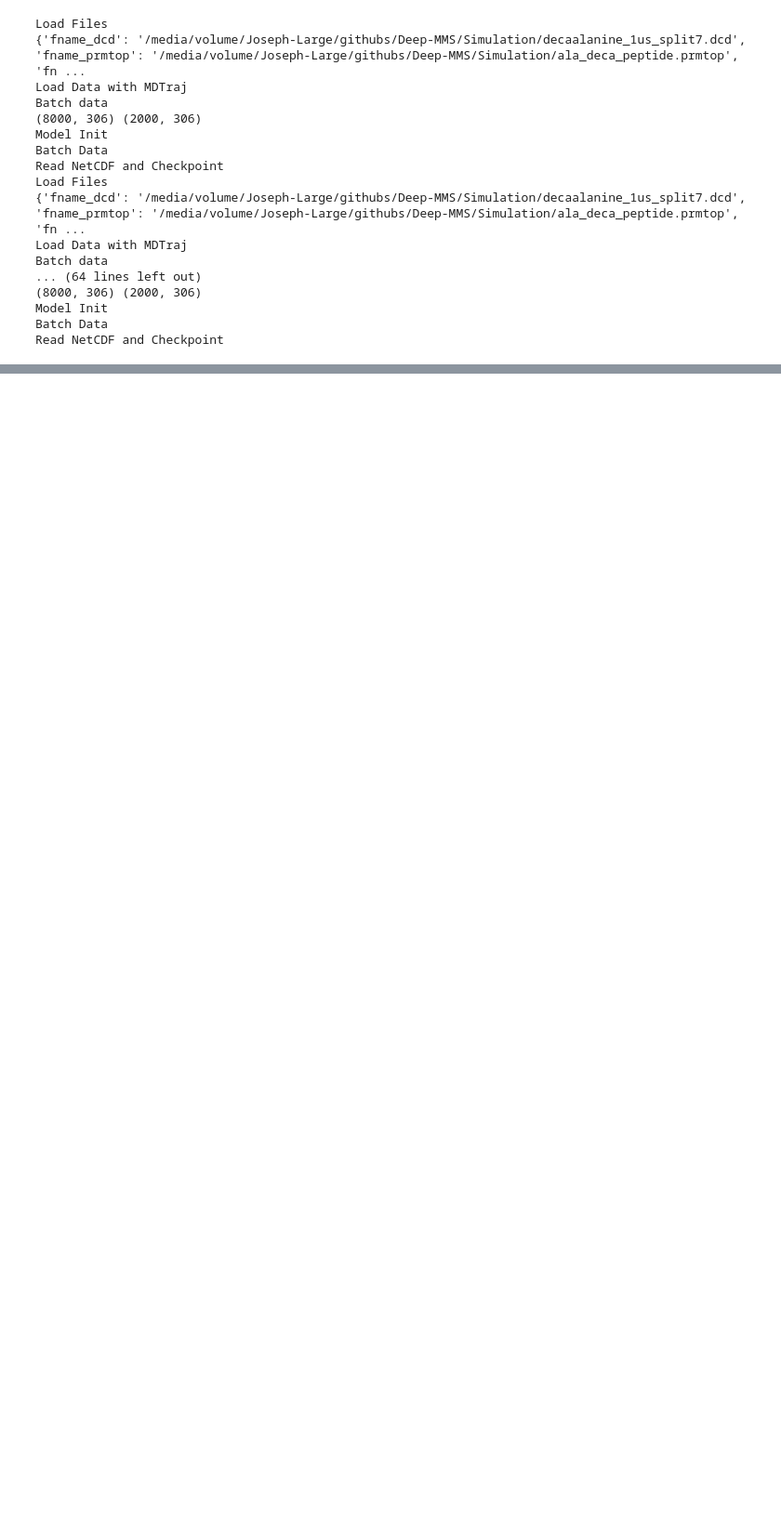
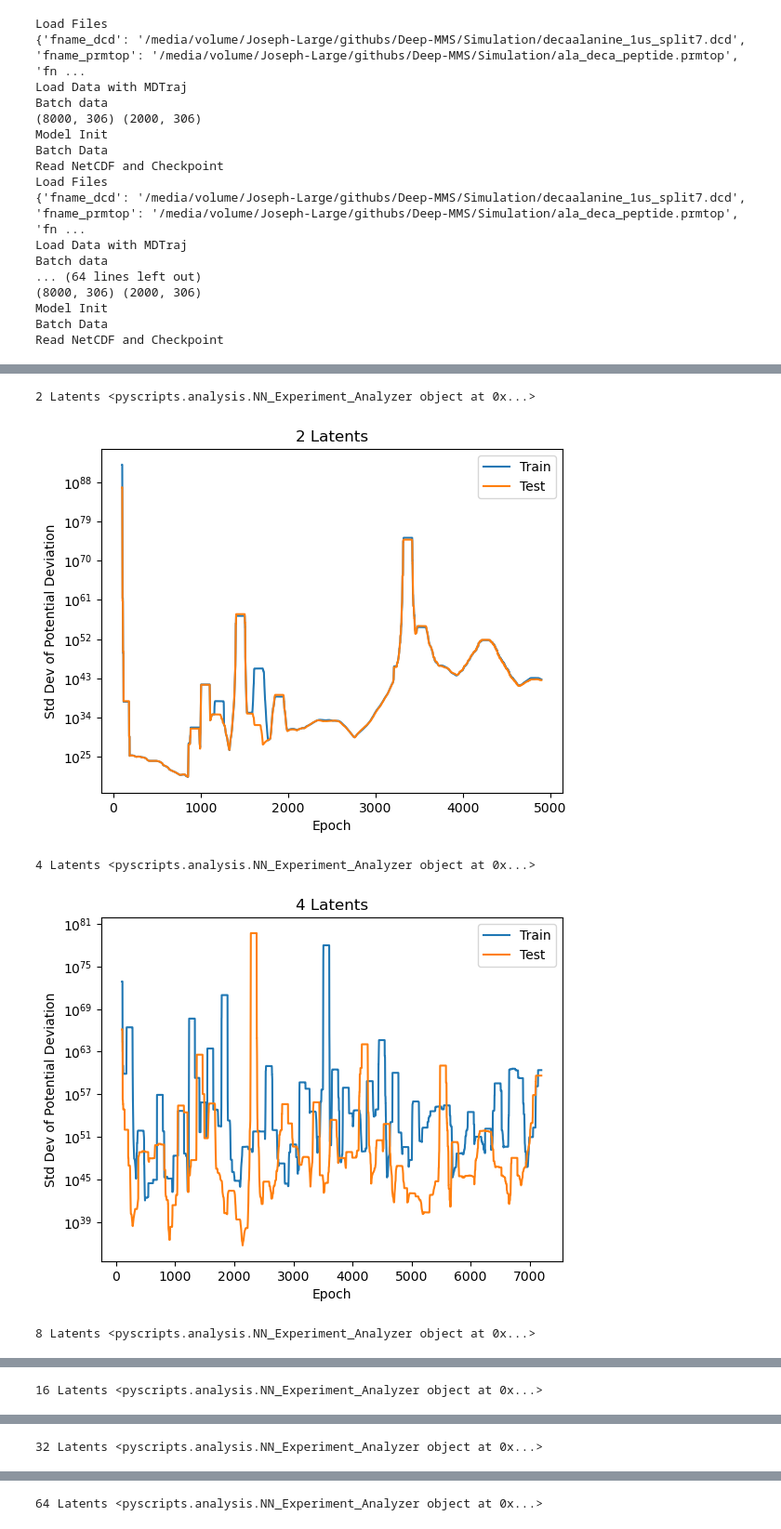
Before and after one commit to CCBatIIT/Deep-MMS, a Jupyter notebook: Multi-Analysis.ipynb, the cells around one changed output, grey strips where cells are left out. Shown at 93% size. Drawn from its saved outputs; the diff is of its cells as text; code cells hidden in the pictures; blank space fills up the shorter version.

```diff
--- a/Multi-Analysis.ipynb
+++ b/Multi-Analysis.ipynb
@@ -219,4 +249,4 @@ Read NetCDF and Checkpoint
 # %%
 for key, exp in self.experiments.items():
     print(key, exp)
-    exp.plot_results()
+    plot_results(exp)
@@ -279,0 +340,2 @@ Outliers above 1000.0 kJ/mol for 306 Latents: 90 (4.5 %)
+# %%
+test, decoded, generated = model.test_decoded_modeled_trajs(rng_seed, 5)
@@ -279,0 +376,40 @@ Outliers above 1000.0 kJ/mol for 306 Latents: 90 (4.5 %)
+# %%
+variance = lambda x: jnp.sum((x - jnp.mean(x))**2)/x.shape[0]
+std_dev = lambda x: jnp.sqrt(variance(x))
+
+def divvy_pdevs(pdevs, n_move):
+    return jnp.array([pdevs[i-n_move:i] for i in range(n_move, pdevs.shape[0])])
+
+def calculate_variance_of_pdev(pdevs, n_move):
+    pdevs_div = divvy_pdevs(pdevs, n_move)
+    return jax.vmap(variance, in_axes=(0))(pdevs_div)
+
+def calculate_stddev_of_pdev(pdevs, n_move):
+    pdevs_div = divvy_pdevs(pdevs, n_move)
+    return jax.vmap(std_dev, in_axes=(0))(pdevs_div)
+# %%
+n_move = 100
+
+for key, exp in self.experiments.items():
+    print(key, exp)
+    pdevs_train = jnp.mean(np.array(exp.rootgrp['Train'].variables['Potential']), axis=1)
+    pdevs_test = jnp.mean(np.array(exp.rootgrp['Test'].variables['Potential']), axis=1)
+    vars_train = calculate_stddev_of_pdev(pdevs_train, n_move)
+    vars_test = calculate_stddev_of_pdev(pdevs_test, n_move)
+
+    plt.clf()
+    _ = plt.plot(jnp.arange(n_move, vars_train.shape[0] + n_move), vars_train)
+    _ = plt.plot(jnp.arange(n_move, vars_test.shape[0] + n_move), vars_test)
+    plt.title(key)
+    plt.ylabel('Std Dev of Potential Deviation')
+    plt.legend(['Train', 'Test'])
+    plt.xlabel('Epoch')
+    plt.yscale('log')
+    plt.savefig(f'std_dev_of_potential_deviation_{key}.png')
+    plt.show()
+# %% [output]
+2 Latents <pyscripts.analysis.NN_Experiment_Analyzer object at 0x...>
+[figure, added]
+4 Latents <pyscripts.analysis.NN_Experiment_Analyzer object at 0x...>
+[figure, added]
+8 Latents <pyscripts.analysis.NN_Experiment_Analyzer object at 0x...>
@@ -279,0 +417 @@ Outliers above 1000.0 kJ/mol for 306 Latents: 90 (4.5 %)
+16 Latents <pyscripts.analysis.NN_Experiment_Analyzer object at 0x...>
@@ -279,0 +419 @@ Outliers above 1000.0 kJ/mol for 306 Latents: 90 (4.5 %)
+32 Latents <pyscripts.analysis.NN_Experiment_Analyzer object at 0x...>
@@ -279,0 +421 @@ Outliers above 1000.0 kJ/mol for 306 Latents: 90 (4.5 %)
+64 Latents <pyscripts.analysis.NN_Experiment_Analyzer object at 0x...>
```
Also changed, not shown: parts of 26 cells of this notebook, 5 other files.
